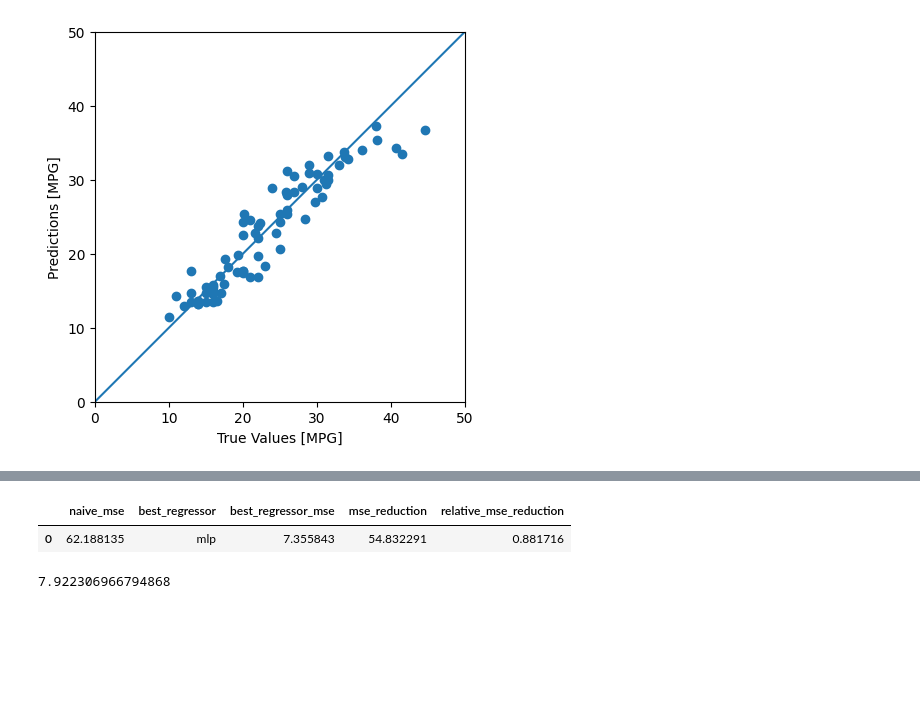
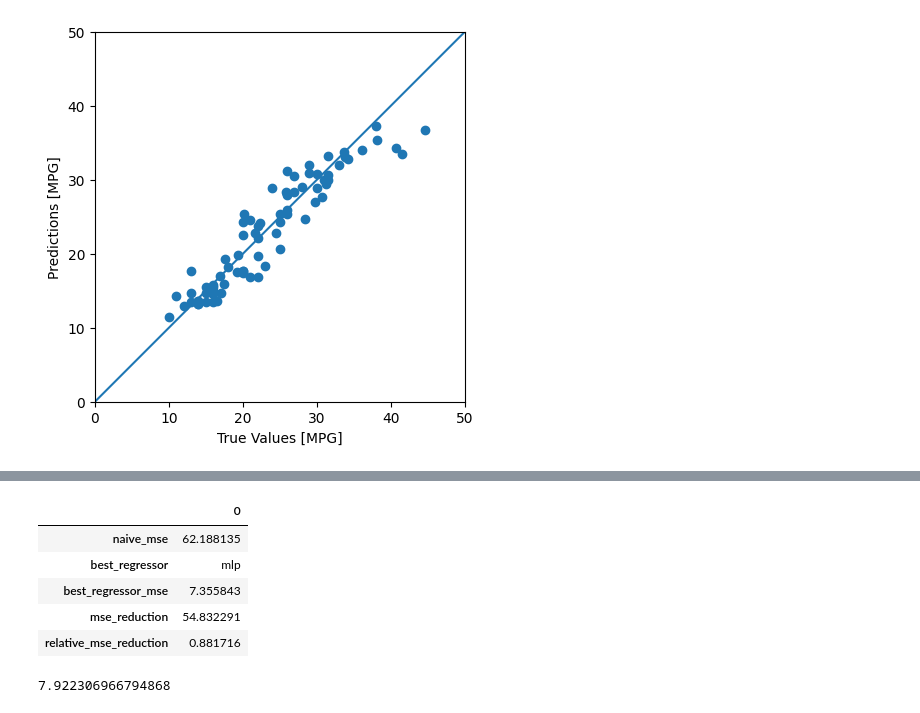
Before and after one commit to jdvelasq/classroom-vibecoding, a Jupyter notebook: implementation/predictiva/P200_regresion_basica/professor/notebook.ipynb, the cells around one changed output, grey strips where cells are left out. Saved outputs shown, nothing was run; the diff lists cells and outputs as text; code cells hidden in the pictures; blank space fills up the shorter version.

```diff
--- a/implementation/predictiva/P200_regresion_basica/professor/notebook.ipynb
+++ b/implementation/predictiva/P200_regresion_basica/professor/notebook.ipynb
@@ -250,11 +255,11 @@ plot_horsepower(x, y)
 # %%
 # Evaluación
 
-y_pred = horsepower_model.predict(standarized_test_horsepower)
+test_predictions = horsepower_model.predict(standarized_test_horsepower)
 
 test_results["horsepower_model"] = mean_squared_error(
     y_true=test_labels,
-    y_pred=y_pred,
+    y_pred=test_predictions,
 )
 
 test_results
@@ -264,5 +326,5 @@ test_results
 # %%
-# Se deben ajustar el escalamiento y la codificación solo con los vehículos de entrenamiento.
+# MODELO: Regresión lineal múltiple
 
 numeric_features = train_features.select_dtypes(include="number").columns.tolist()
 categorical_features = ["Origin"]
@@ -270,7 +332,11 @@ categorical_features = ["Origin"]
 features_preprocessor = ColumnTransformer(
     transformers=[
         ("numeric", StandardScaler(), numeric_features),
-        ("origin", OneHotEncoder(handle_unknown="ignore", sparse_output=False), categorical_features),
+        (
+            "origin",
+            OneHotEncoder(handle_unknown="ignore", sparse_output=False),
+            categorical_features,
+        ),
     ],
 )
 
@@ -344,17 +413,27 @@ train_features_flexible[["Horsepower", "Horsepower_squared", "Weight", "Weight_x
 # %%
 # Se compara la regresión base con una especificación lineal que incluye los nuevos términos.
 
-flexible_numeric_features = train_features_flexible.select_dtypes(include="number").columns.tolist()
+flexible_numeric_features = train_features_flexible.select_dtypes(
+    include="number"
+).columns.tolist()
 
 flexible_features_preprocessor = ColumnTransformer(
     transformers=[
         ("numeric", StandardScaler(), flexible_numeric_features),
-        ("origin", OneHotEncoder(handle_unknown="ignore", sparse_output=False), categorical_features),
+        (
+            "origin",
+            OneHotEncoder(handle_unknown="ignore", sparse_output=False),
+            categorical_features,
+        ),
     ],
 )
 
-flexible_train_features = flexible_features_preprocessor.fit_transform(train_features_flexible)
-flexible_test_features = flexible_features_preprocessor.transform(test_features_flexible)
+flexible_train_features = flexible_features_preprocessor.fit_transform(
+    train_features_flexible
+)
+flexible_test_features = flexible_features_preprocessor.transform(
+    test_features_flexible
+)
 
 linear_flexible_model = LinearRegression()
 linear_flexible_model.fit(flexible_train_features, train_labels)
@@ -443,33 +543,35 @@ pd.DataFrame(test_results, index=["Mean squared error [MPG]"]).T.sort_values(
 # %%
 # La comparación verifica si algún regresor mejora la predicción ingenua del MPG promedio.
 
 naive_mse = test_results["naive_mean_baseline"]
 regressor_mse = {
-    model: mse
-    for model, mse in test_results.items()
-    if model != "naive_mean_baseline"
+    model: mse for model, mse in test_results.items() if model != "naive_mean_baseline"
 }
 best_regressor_name, best_regressor_mse = min(
     regressor_mse.items(),
     key=lambda model_and_mse: model_and_mse[1],
 )
 
-assert best_regressor_mse <= naive_mse, (
-    "Ningún regresor mejora la línea base ingenua en la muestra de prueba."
-)
+assert (
+    best_regressor_mse <= naive_mse
+), "Ningún regresor mejora la línea base ingenua en la muestra de prueba."
 
 pd.DataFrame(
     {
         "naive_mse": [naive_mse],
         "best_regressor": [best_regressor_name],
         "best_regressor_mse": [best_regressor_mse],
         "mse_reduction": [naive_mse - best_regressor_mse],
         "relative_mse_reduction": [(naive_mse - best_regressor_mse) / naive_mse],
     }
-)
+).T
 # %% [output]
-|  | naive_mse | best_regressor | best_regressor_mse | mse_reduction | relative_mse_reduction |
-| 0 | 62.188135 | mlp | 7.355843 | 54.832291 | 0.881716 |
+|  | 0 |
+| naive_mse | 62.188135 |
+| best_regressor | mlp |
+| best_regressor_mse | 7.355843 |
+| mse_reduction | 54.832291 |
+| relative_mse_reduction | 0.881716 |
 # %%
 # Se almacenan los modelos, preprocesadores y la comparación de desempeño ajustados con entrenamiento.
 
```
Also changed, not shown: parts of 15 cells of this notebook.
